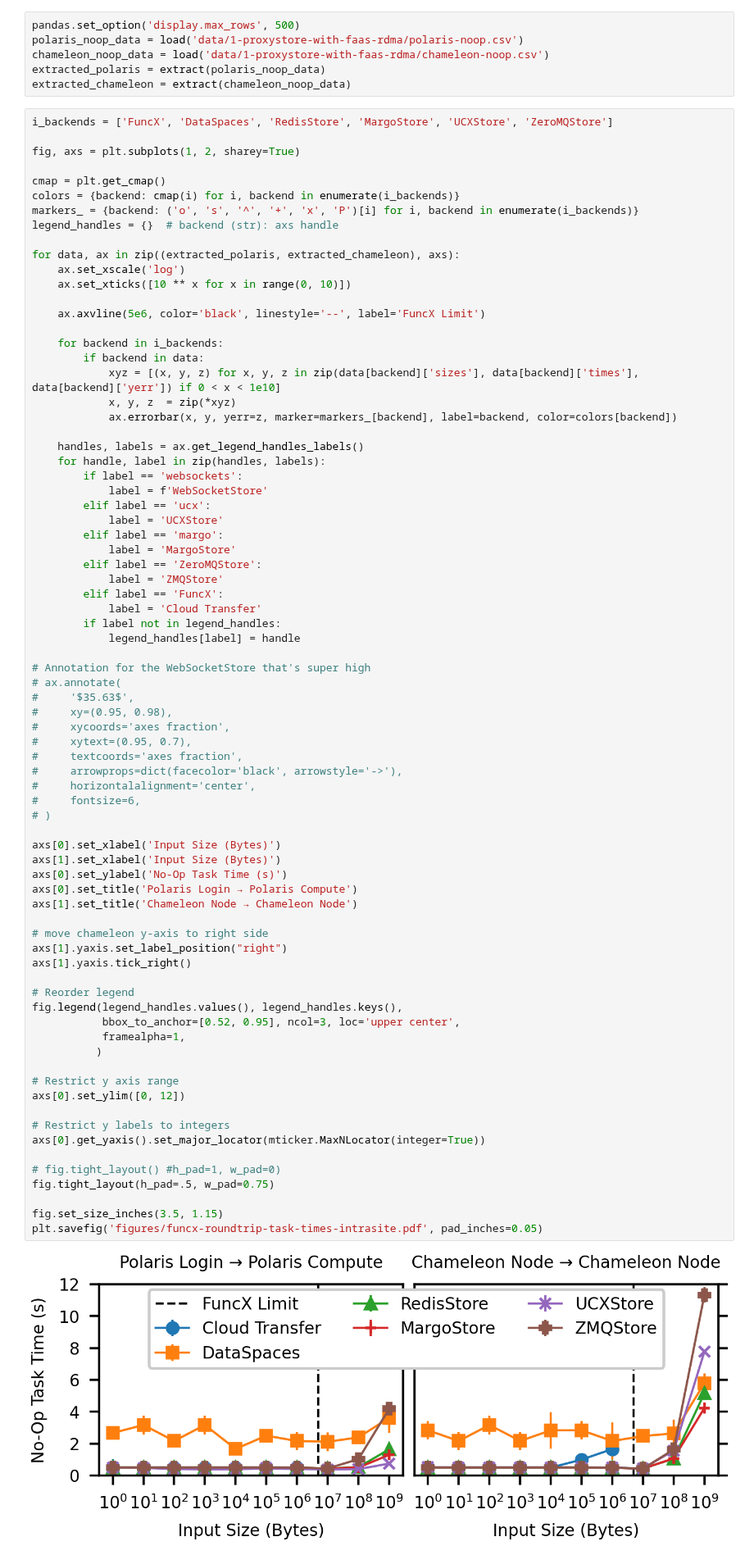
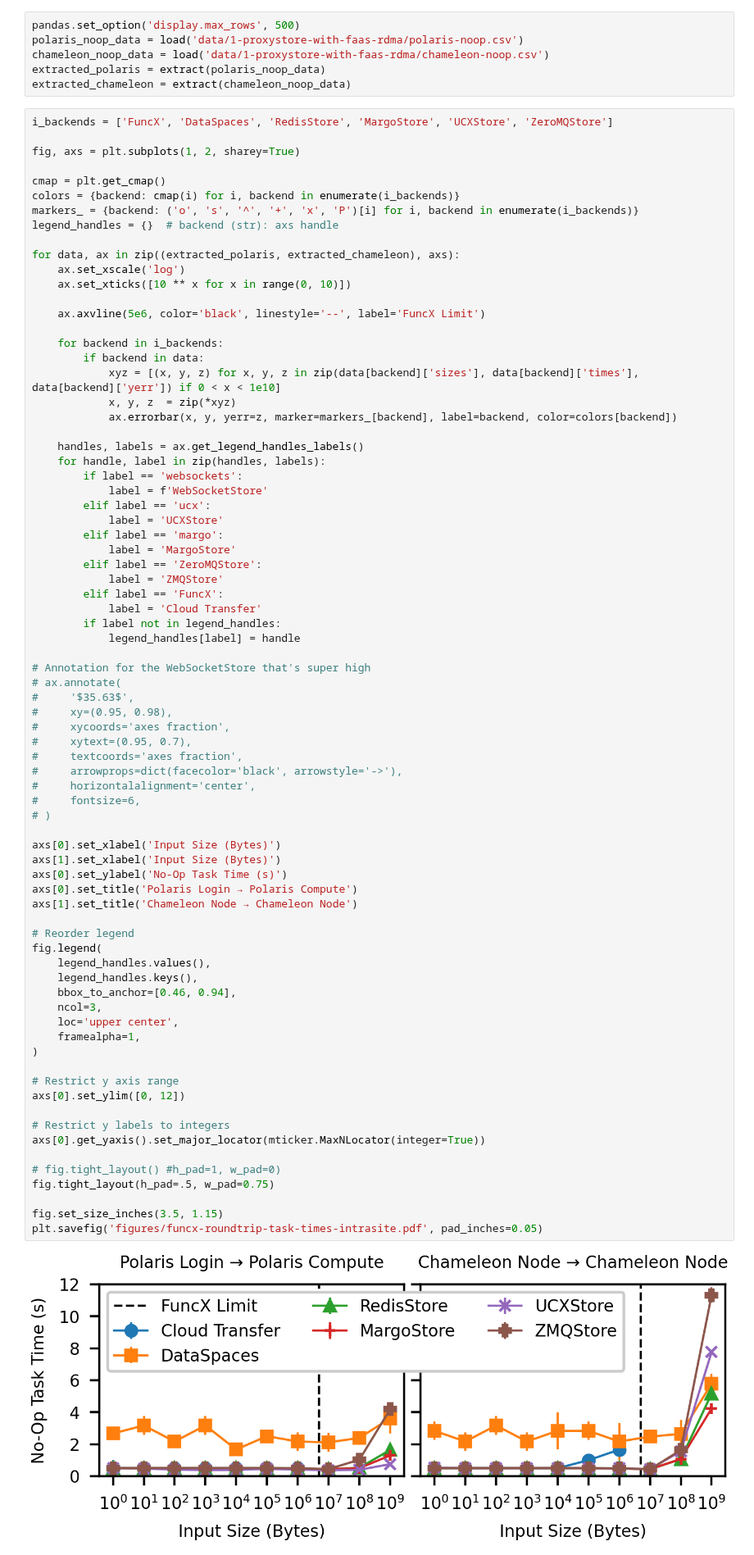
Before and after one commit to proxystore/sc23-evaluation, a Jupyter notebook: 1-proxystore-with-faas-rdma.ipynb, the cells around one changed output. Shown at 82% size. Saved outputs shown, nothing was run; the diff lists cells and outputs as text.

Commit message:
Minor plot adjustment

```diff
--- a/1-proxystore-with-faas-rdma.ipynb
+++ b/1-proxystore-with-faas-rdma.ipynb
@@ -191,39 +189,39 @@ for data, ax in zip((extracted_polaris, extracted_chameleon), axs):
 #     '$35.63$',
 #     xy=(0.95, 0.98),
 #     xycoords='axes fraction',
 #     xytext=(0.95, 0.7),
 #     textcoords='axes fraction',
 #     arrowprops=dict(facecolor='black', arrowstyle='->'),
 #     horizontalalignment='center',
 #     fontsize=6,
 # )
 
 axs[0].set_xlabel('Input Size (Bytes)')
 axs[1].set_xlabel('Input Size (Bytes)')
 axs[0].set_ylabel('No-Op Task Time (s)')
 axs[0].set_title('Polaris Login → Polaris Compute')
 axs[1].set_title('Chameleon Node → Chameleon Node')
 
-# move chameleon y-axis to right side
-axs[1].yaxis.set_label_position("right")
-axs[1].yaxis.tick_right()
-
 # Reorder legend
-fig.legend(legend_handles.values(), legend_handles.keys(),
-           bbox_to_anchor=[0.52, 0.95], ncol=3, loc='upper center',
-           framealpha=1,
-          )
+fig.legend(
+    legend_handles.values(),
+    legend_handles.keys(),
+    bbox_to_anchor=[0.46, 0.94],
+    ncol=3,
+    loc='upper center',
+    framealpha=1,
+)
 
 # Restrict y axis range
 axs[0].set_ylim([0, 12])
 
 # Restrict y labels to integers
 axs[0].get_yaxis().set_major_locator(mticker.MaxNLocator(integer=True))
 
 # fig.tight_layout() #h_pad=1, w_pad=0)
 fig.tight_layout(h_pad=.5, w_pad=0.75)
 
 fig.set_size_inches(3.5, 1.15)
 plt.savefig('figures/funcx-roundtrip-task-times-intrasite.pdf', pad_inches=0.05)
 # %% [output]
-[figure, old version]
+[figure, new version]
```
Also changed, not shown: parts of 2 cells of this notebook, 1 other file.
